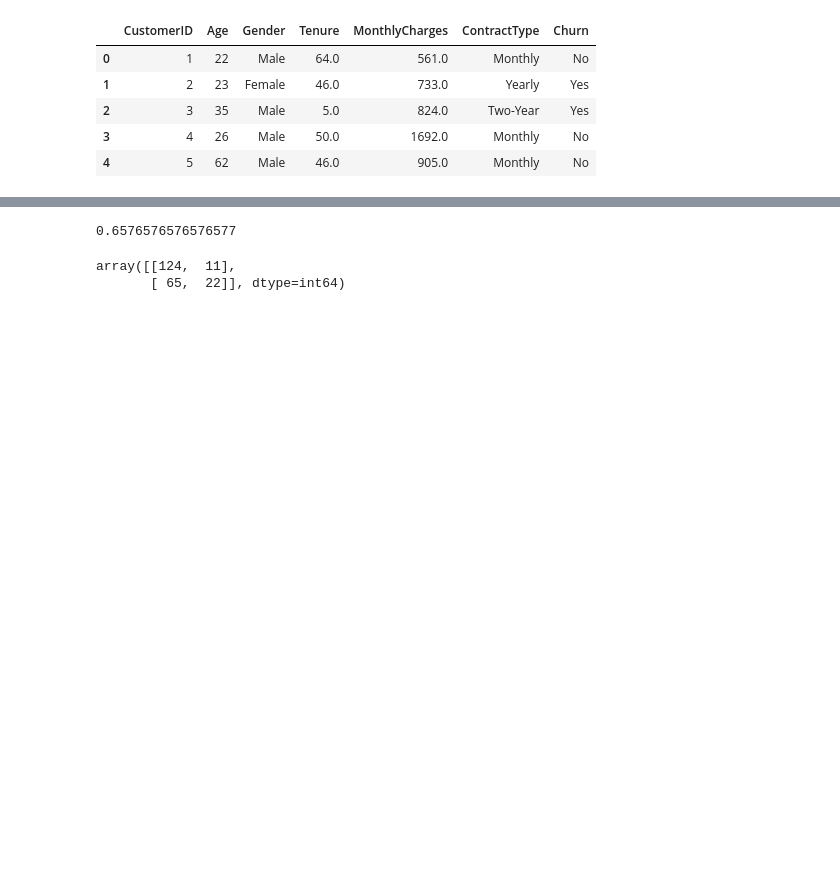
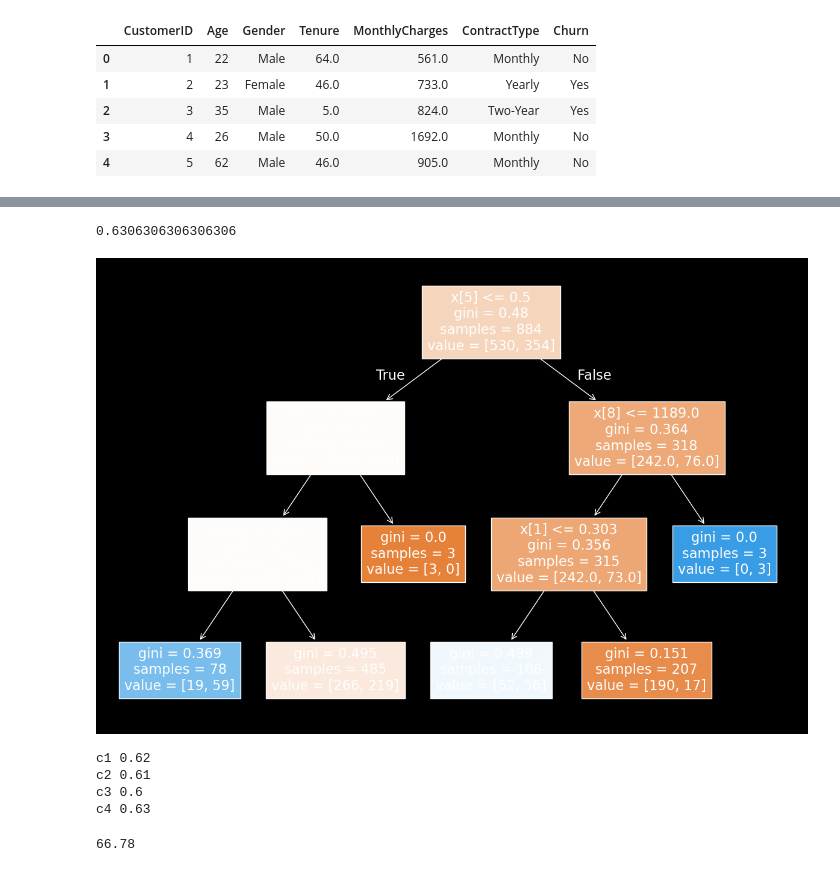
Before and after one commit to Animesh-Samantaray/PYTHON, a Jupyter notebook: ML/Core_Concepts/classification/dcn.tree.ipynb, the cells around one changed output, grey strips where cells are left out. Drawn from its saved outputs; the diff is of its cells as text; code cells hidden in the pictures; blank space fills up the shorter version.

Commit message:
implemented voting on both classification and regression

```diff
--- a/ML/Core_Concepts/classification/dcn.tree.ipynb
+++ b/ML/Core_Concepts/classification/dcn.tree.ipynb
@@ -60,12 +62,17 @@ array([[111,  24],
 # %%
 from sklearn.tree import DecisionTreeClassifier
-model=DecisionTreeClassifier(max_depth=5)
+model=DecisionTreeClassifier(max_depth=3,criterion='gini',splitter='best',min_samples_split=6,max_features=5,max_leaf_nodes=10)
 model.fit(x_train,y_train)
 y_pred=model.predict(x_test)
 
 print(accuracy_score(y_test,y_pred))
 confusion_matrix(y_test,y_pred)
+from sklearn.tree import plot_tree
+import matplotlib.pyplot as plt
+
+plt.figure(figsize=(15,10))
+plot_tree(model, filled=True)
+plt.show()
 # %% [output]
-0.6576576576576577
+0.6306306306306306
-array([[124,  11],
-       [ 65,  22]], dtype=int64)
+[figure, added]
@@ -71,0 +92,15 @@ array([[124,  11],
+# %%
+for estimator in estimators:
+    scores = cross_val_score(estimator[1], x, y, cv=10, scoring='accuracy')
+    print(estimator[0], np.round(np.mean(scores), 2))
+# %% [output]
+c1 0.62
+c2 0.61
+c3 0.6
+c4 0.63
+# %%
+vc=VotingClassifier(estimators=estimators , voting='hard')
+p=cross_val_score(vc,x,y,scoring='accuracy')
+print(np.round(np.mean(x),2))
+# %% [output]
+66.78
```
Also changed, not shown: parts of 3 cells of this notebook, 2 other files.
